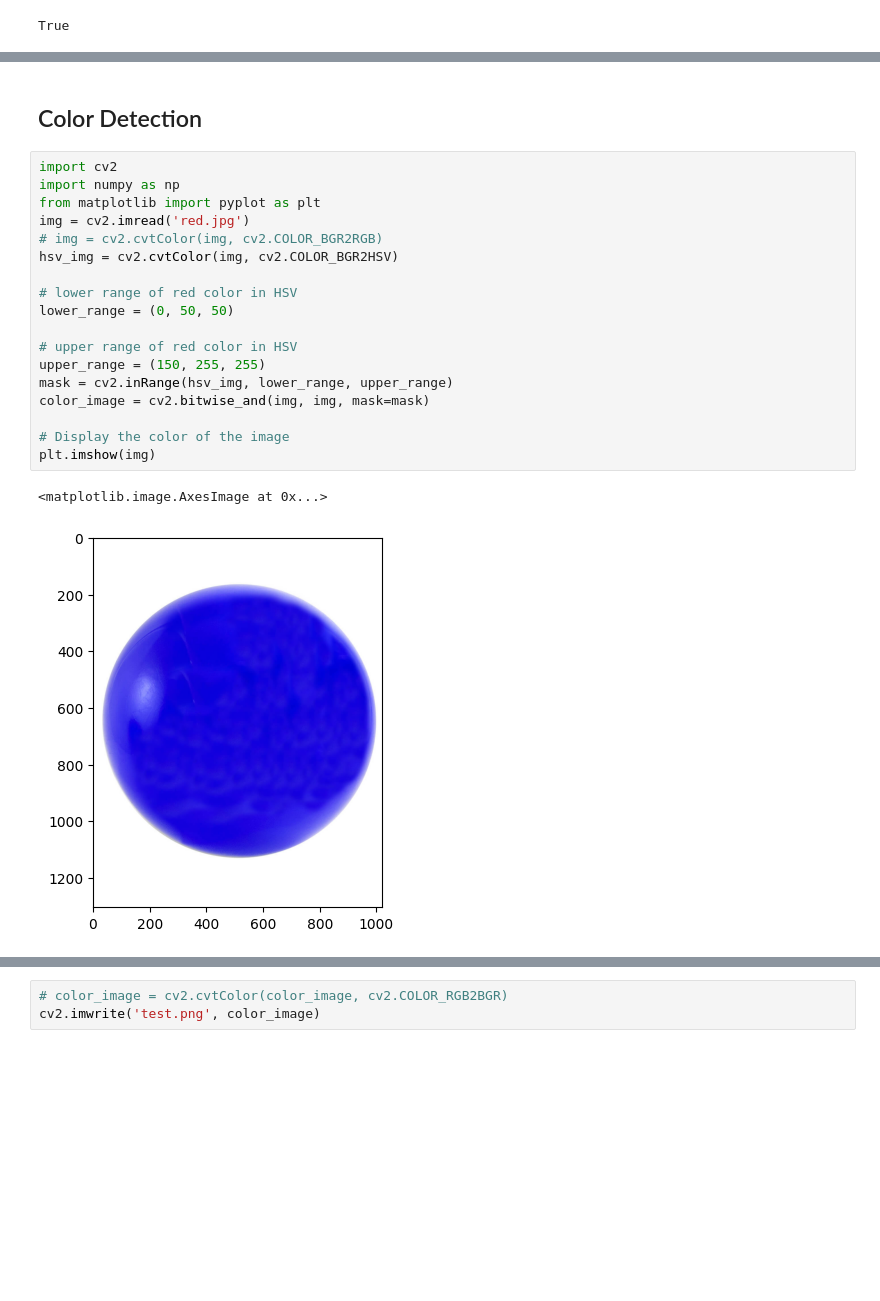
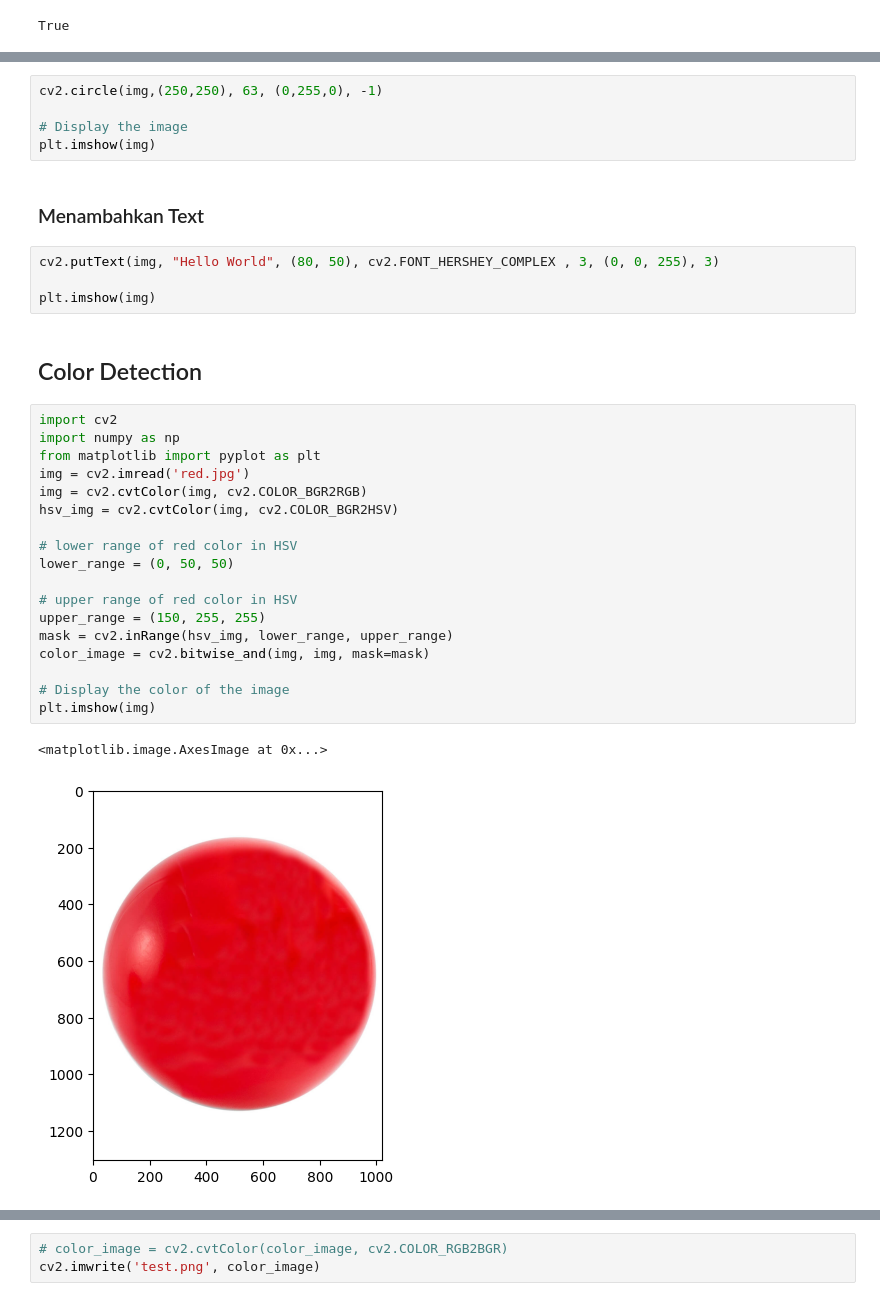
Before and after one commit to IAmNewbe/B-304, a Jupyter notebook: IntroToCompVid.ipynb, the cells around one changed output, grey strips where cells are left out. Saved outputs shown, nothing was run; the diff lists cells and outputs as text; blank space fills up the shorter version.

```diff
--- a/IntroToCompVid.ipynb
+++ b/IntroToCompVid.ipynb
@@ -98,23 +115,34 @@ True
+# %%
+cv2.circle(img,(250,250), 63, (0,255,0), -1)
+
+# Display the image
+plt.imshow(img)
+# %% [markdown]
+### Menambahkan Text
+# %%
+cv2.putText(img, "Hello World", (80, 50), cv2.FONT_HERSHEY_COMPLEX , 3, (0, 0, 255), 3)
+
+plt.imshow(img)
 # %% [markdown]
 ## Color Detection
 # %%
 import cv2
 import numpy as np
 from matplotlib import pyplot as plt
 img = cv2.imread('red.jpg')
-# img = cv2.cvtColor(img, cv2.COLOR_BGR2RGB)
+img = cv2.cvtColor(img, cv2.COLOR_BGR2RGB)
 hsv_img = cv2.cvtColor(img, cv2.COLOR_BGR2HSV)
 
 # lower range of red color in HSV
 lower_range = (0, 50, 50)
 
 # upper range of red color in HSV
 upper_range = (150, 255, 255)
 mask = cv2.inRange(hsv_img, lower_range, upper_range)
 color_image = cv2.bitwise_and(img, img, mask=mask)
 
 # Display the color of the image
 plt.imshow(img)
 # %% [output]
 <matplotlib.image.AxesImage at 0x...>
-[figure, old version]
+[figure, new version]
```
Also changed, not shown: parts of 10 cells of this notebook, 2 other files.
